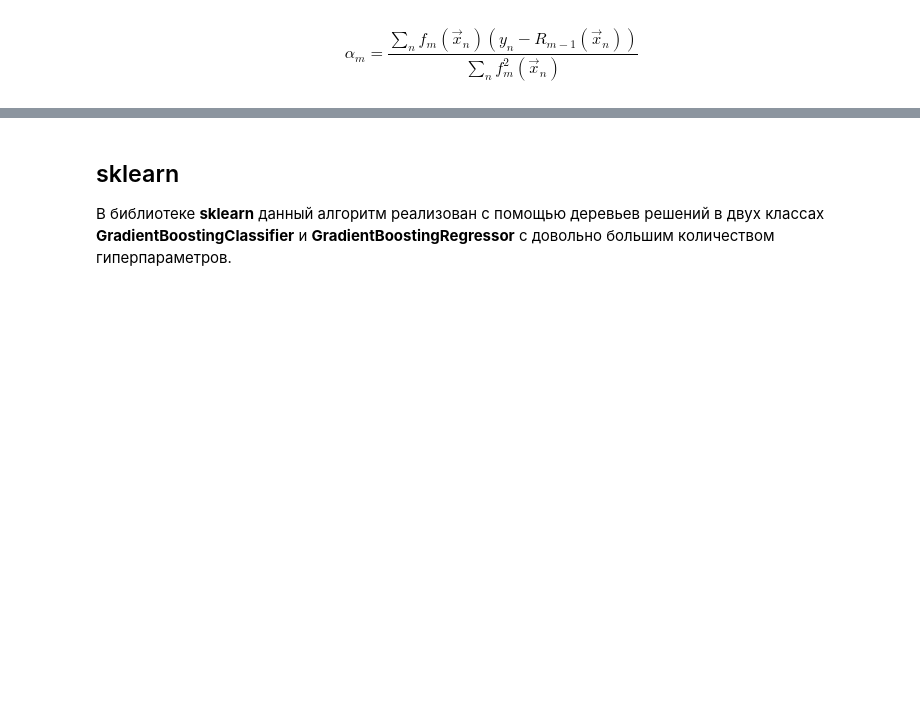
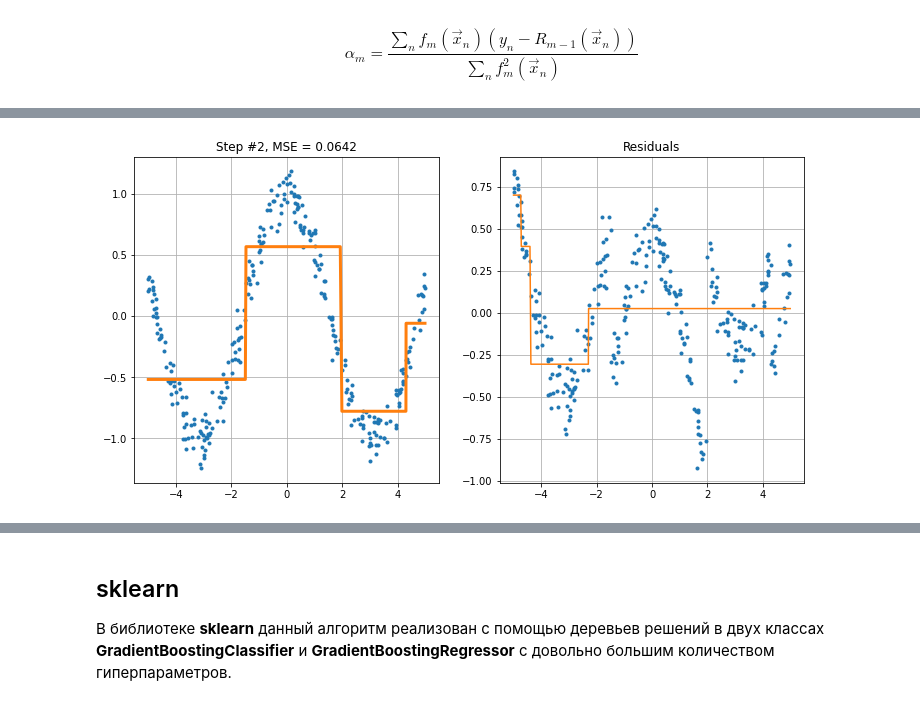
Before and after one commit to spam-izra/ml2021p, a Jupyter notebook: lecture07/Lecture07.ipynb, the cells around one changed output, grey strips where cells are left out. Drawn from its saved outputs; the diff is of its cells as text; code cells hidden in the pictures; blank space fills up the shorter version.

```diff
--- a/lecture07/Lecture07.ipynb
+++ b/lecture07/Lecture07.ipynb
@@ -602,0 +603,4 @@ boost_step(x, y, alpha0, alphas, clfs, True)
+# %%
+boost_step(x, y, alpha0, alphas, clfs, True)
+# %% [output]
+[figure, added]
```
Also changed, not shown: parts of 12 cells of this notebook, 6 other files.
